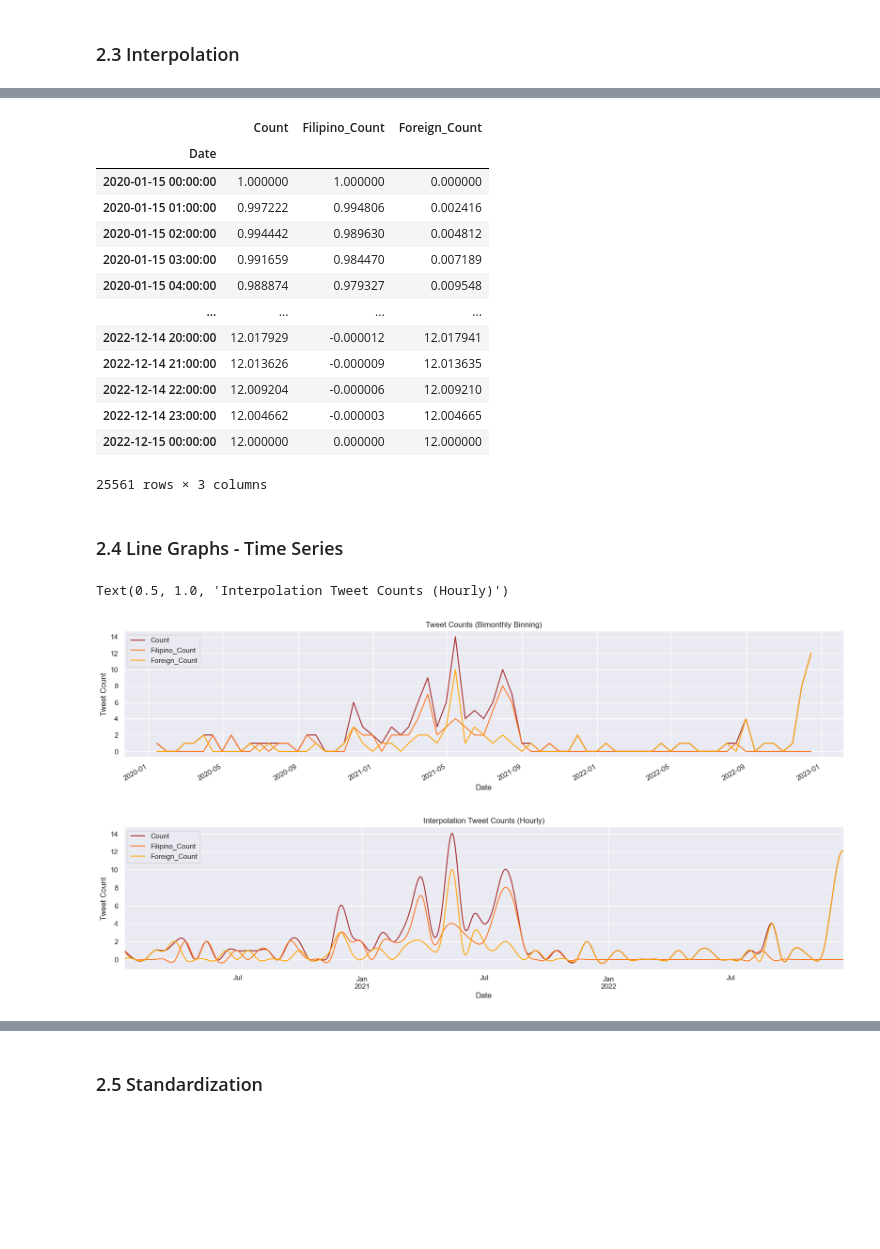
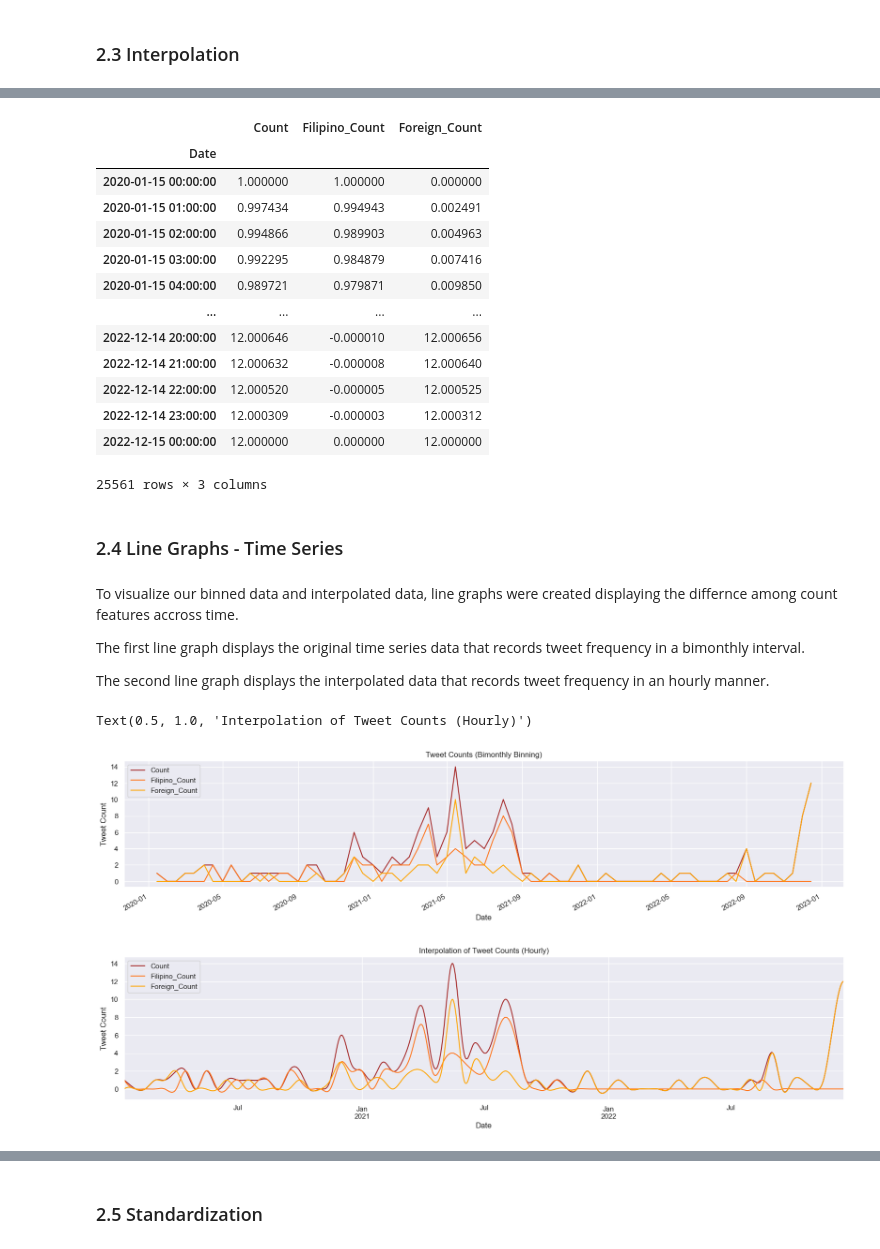
Before and after one commit to KituIco/cs132-g28-covid-vaccine-implants, a Jupyter notebook: misc/Data-Exploration-TimeSeries.ipynb, the cells around one changed output, grey strips where cells are left out. Drawn from its saved outputs; the diff is of its cells as text; code cells hidden in the pictures; blank space fills up the shorter version.

Commit message:
time series description

```diff
--- a/misc/Data-Exploration-TimeSeries.ipynb
+++ b/misc/Data-Exploration-TimeSeries.ipynb
@@ -208,0 +202,7 @@ df_bin.head(14)
+# %%
+df_bin = df_dates_language.groupby(pd.Grouper(key="Date", freq="SMS")).sum()
+display(df_bin)
+
+print(f"Sum of 'Count': {df_bin['Count'].sum()}")
+print(f"Sum of 'Filipino_Count': {df_bin['Filipino_Count'].sum()}")
+print(f"Sum of 'Foreign_Count': {df_bin['Foreign_Count'].sum()}")
@@ -211,25 +239,30 @@ df_bin.head(14)
 # %%
 df_resampled = df_bin.resample('H').mean()
-df_resampled.interpolate(method='cubic', order=5)
-df_interpolated = df_resampled.interpolate(method='cubic', order=5)
+df_interpolated = df_resampled.interpolate(method='cubic', order=3)
 df_interpolated
 # %% [output]
 |  | Count | Filipino_Count | Foreign_Count |
 | Date |  |  |  |
 | 2020-01-15 00:00:00 | 1.000000 | 1.000000 | 0.000000 |
-| 2020-01-15 01:00:00 | 0.997222 | 0.994806 | 0.002416 |
-| 2020-01-15 02:00:00 | 0.994442 | 0.989630 | 0.004812 |
-| 2020-01-15 03:00:00 | 0.991659 | 0.984470 | 0.007189 |
-| 2020-01-15 04:00:00 | 0.988874 | 0.979327 | 0.009548 |
+| 2020-01-15 01:00:00 | 0.997434 | 0.994943 | 0.002491 |
+| 2020-01-15 02:00:00 | 0.994866 | 0.989903 | 0.004963 |
+| 2020-01-15 03:00:00 | 0.992295 | 0.984879 | 0.007416 |
+| 2020-01-15 04:00:00 | 0.989721 | 0.979871 | 0.009850 |
 | ... | ... | ... | ... |
-| 2022-12-14 20:00:00 | 12.017929 | -0.000012 | 12.017941 |
-| 2022-12-14 21:00:00 | 12.013626 | -0.000009 | 12.013635 |
-| 2022-12-14 22:00:00 | 12.009204 | -0.000006 | 12.009210 |
-| 2022-12-14 23:00:00 | 12.004662 | -0.000003 | 12.004665 |
+| 2022-12-14 20:00:00 | 12.000646 | -0.000010 | 12.000656 |
+| 2022-12-14 21:00:00 | 12.000632 | -0.000008 | 12.000640 |
+| 2022-12-14 22:00:00 | 12.000520 | -0.000005 | 12.000525 |
+| 2022-12-14 23:00:00 | 12.000309 | -0.000003 | 12.000312 |
 | 2022-12-15 00:00:00 | 12.000000 | 0.000000 | 12.000000 |
 25561 rows × 3 columns
 # %% [markdown]
 ### 2.4 Line Graphs - Time Series
+# %% [markdown]
+To visualize our binned data and interpolated data, line graphs were created displaying the differnce among count features accross time.
+
+The first line graph displays the original time series data that records tweet frequency in a bimonthly interval.
+
+The second line graph displays the interpolated data that records tweet frequency in an hourly manner.
 # %%
 color_dict = {'Count':'brown', 'Filipino_Count':'#FF7720', 'Foreign_Count':'orange'}
 
@@ -241,6 +274,6 @@ ax_bin = df_interpolated.plot(figsize=(20,4), color=[color_dict.get(x, '#333333'
 ax_bin.set_ylabel('Tweet Count')
 ax_bin.set_title("Interpolation of Tweet Counts (Hourly)")
 # %% [output]
-Text(0.5, 1.0, 'Interpolation Tweet Counts (Hourly)')
+Text(0.5, 1.0, 'Interpolation of Tweet Counts (Hourly)')
 [figure]
 [figure]
```
Also changed, not shown: parts of 14 cells of this notebook.
